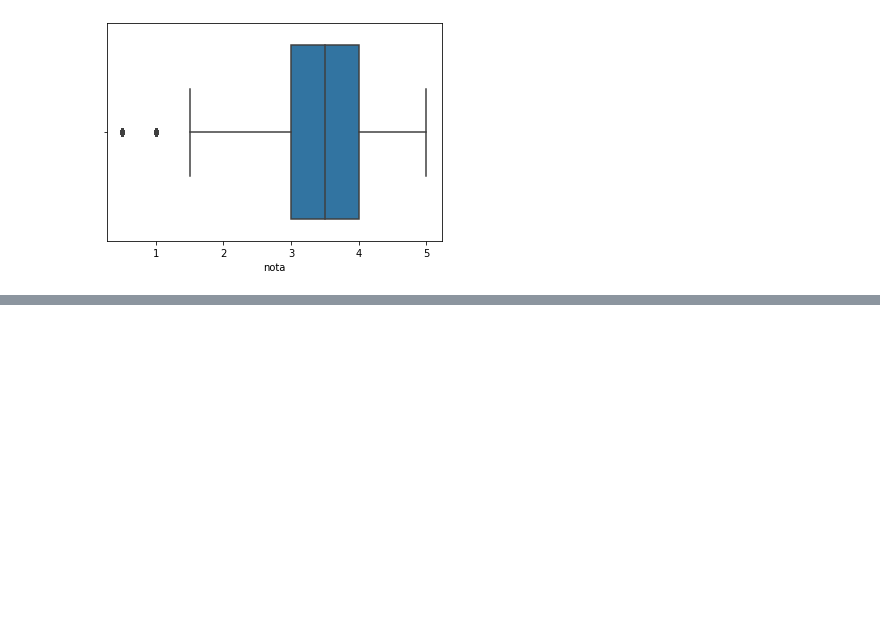
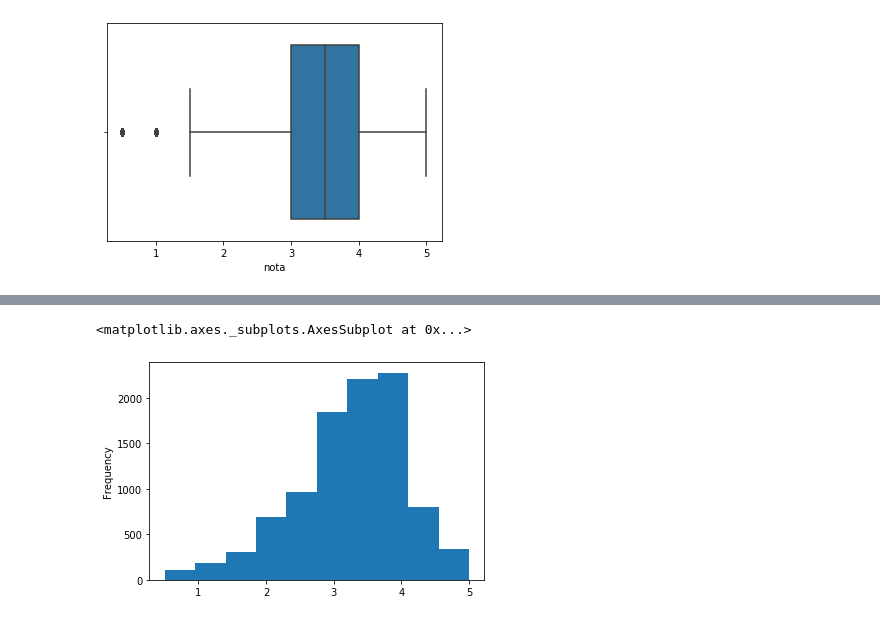
Before and after one commit to alabliuk/Alura, a Jupyter notebook: Data Science/Primeiros passos/source/Introdução_a_Data_Science.ipynb, the cells around one changed output, grey strips where cells are left out. Cells and saved outputs as stored; diff of their text form; code cells hidden in the pictures; blank space fills up the shorter version.

```diff
--- a/Data Science/Primeiros passos/source/Introdução_a_Data_Science.ipynb
+++ b/Data Science/Primeiros passos/source/Introdução_a_Data_Science.ipynb
@@ -127,0 +169,4 @@ sns.boxplot(notas.nota)
+# %%
+# agrupando as notas dos filmes e tirando a media
+medias_por_filme = notas.groupby("filmeId").mean()['nota']
+medias_por_filme.head()
@@ -127,0 +181,6 @@ sns.boxplot(notas.nota)
+# %%
+# plot histograma
+medias_por_filme.plot(kind='hist')
+# %% [output]
+<matplotlib.axes._subplots.AxesSubplot at 0x...>
+[figure, added]
```
Also changed, not shown: parts of 13 cells of this notebook.
